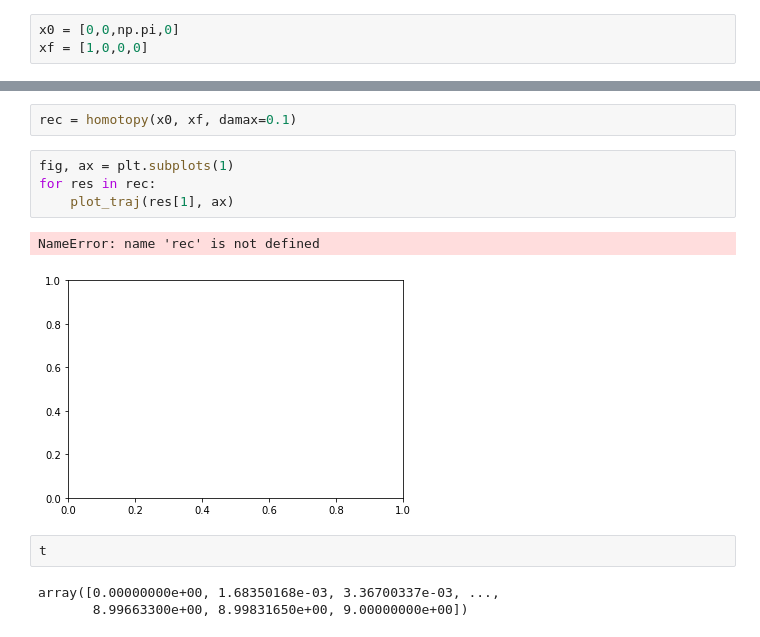
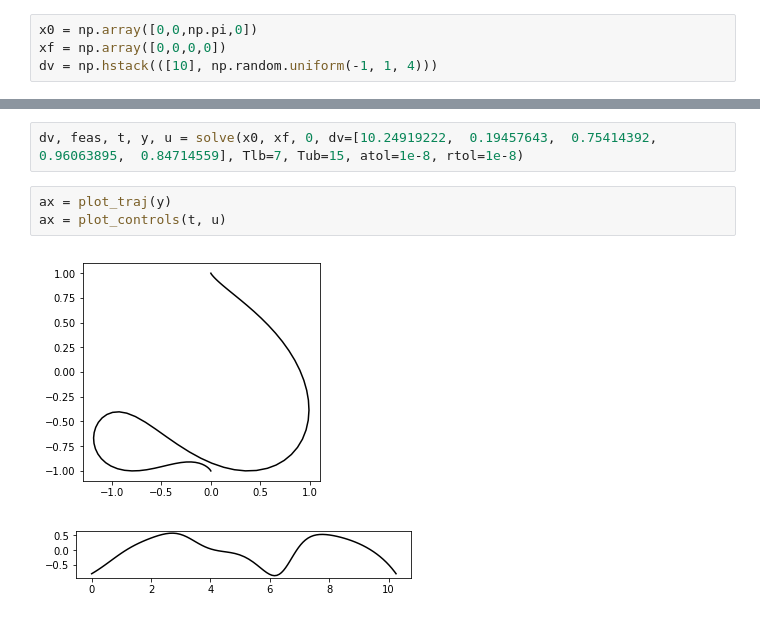
Before and after one commit to cisprague/icra2019, a Jupyter notebook: notebooks/tpbv.ipynb, the cells around one changed output, grey strips where cells are left out. Cells and saved outputs as stored; diff of their text form.

```diff
--- a/notebooks/tpbv.ipynb
+++ b/notebooks/tpbv.ipynb
@@ -5,3 +5,4 @@ from indirect import *
 # %%
-x0 = [0,0,np.pi,0]
-xf = [1,0,0,0]
+x0 = np.array([0,0,np.pi,0])
+xf = np.array([0,0,0,0])
+dv = np.hstack(([10], np.random.uniform(-1, 1, 4)))
@@ -34,14 +9,8 @@ Number of nodes is exceeded after iteration 18, maximum relative residual 1.43e-
-# %%
-rec = homotopy(x0, xf, damax=0.1)
-# %%
-fig, ax = plt.subplots(1)
-for res in rec:
-    plot_traj(res[1], ax)
-# %% [output]
-NameError: name 'rec' is not defined
-[figure, removed]
-# %%
-t
-# %% [output]
-array([0.00000000e+00, 1.68350168e-03, 3.36700337e-03, ...,
-       8.99663300e+00, 8.99831650e+00, 9.00000000e+00])
+# %%
+dv, feas, t, y, u = solve(x0, xf, 0, dv=[10.24919222,  0.19457643,  0.75414392,  0.96063895,  0.84714559], Tlb=7, Tub=15, atol=1e-8, rtol=1e-8)
+# %%
+ax = plot_traj(y)
+ax = plot_controls(t, u)
+# %% [output]
+[figure, added]
+[figure, added]
```
Also changed, not shown: parts of 6 cells of this notebook, 9 other files.
